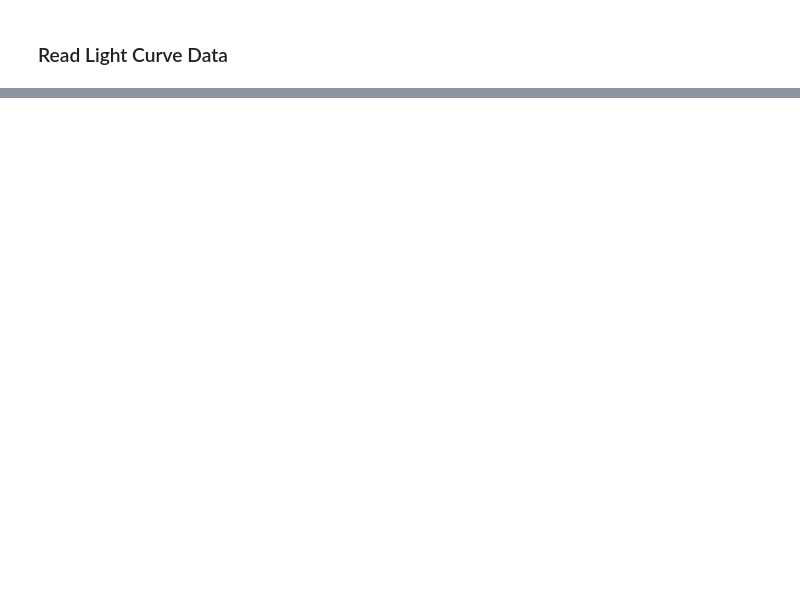
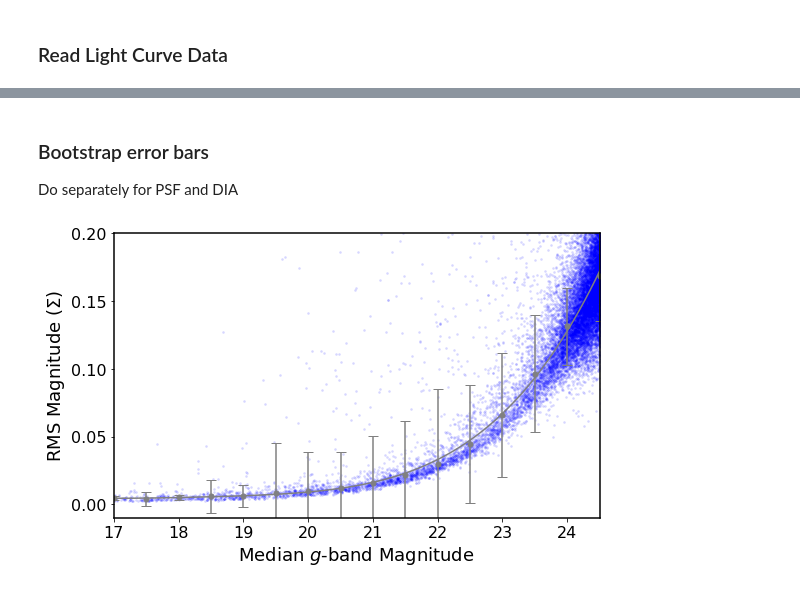
Before and after one commit to burke86/deep_field_dwarf_agn, a Jupyter notebook: selection.ipynb, the cells around one changed output, grey strips where cells are left out. Drawn from its saved outputs; the diff is of its cells as text; code cells hidden in the pictures; blank space fills up the shorter version.

```diff
--- a/selection.ipynb
+++ b/selection.ipynb
@@ -92,0 +389,41 @@ array([], dtype=int64)
+# %%
+# May be faster to add a column for PSF or DIA measurement get rid of DIA match criterea
+selected = df_lc_psf.groupby(['ra_as', 'dec_as']).apply(lambda x: select(x, plot=False, correct_err=False))
+summary = selected.to_numpy(dtype=[('mad',float),('rms',float),('med_mag',float),('dia',bool),('nepochs',float),('mle_rms',float)])
+selected = selected[np.isfinite(summary['med_mag'])] # Clean NaN
+summary = summary[np.isfinite(summary['med_mag'])] # Clean NaN
+summary_coord = selected.index.to_numpy(dtype=[('ra',float),('dec',float)])
+summary_coord = SkyCoord(summary_coord['ra'],summary_coord['dec'],unit=u.arcsec)
+del selected # Clear up some memory
+# %% [markdown]
+### Bootstrap error bars
+
+Do separately for PSF and DIA
+# %%
+resolved = (summary['dia']==False)
+
+bin_edges = np.arange(16.75,25.25,0.5)
+fig,ax = plt.subplots(1,1,figsize=(8,5), sharey=True)
+bin_std, bin_edges, binnumber = st.binned_statistic(summary['med_mag'][resolved],summary['rms'][resolved],statistic='std',bins=bin_edges)
+bin_med, bin_edges, binnumber = st.binned_statistic(summary['med_mag'][resolved],summary['rms'][resolved],statistic='median',bins=bin_edges)
+bin_width = (bin_edges[1] - bin_edges[0])
+bin_centers = bin_edges[1:] - bin_width/2
+
+# Fit fourth-order polynomial (a la Sesar et al 2007)
+x_eval = np.linspace(17,25,100)
+coefs_psf = poly.polyfit(bin_centers, bin_med, 4, w=1/bin_std)
+ffit = poly.polyval(x_eval, coefs_psf)
+
+ax.scatter(summary['med_mag'],summary['rms'],c='b', s=3, alpha=0.1)
+ax.errorbar(bin_centers,bin_med,yerr=bin_std,c='grey',fmt='.',capsize=5, ms=10)
+ax.plot(x_eval, ffit,c='grey', lw=1.5)
+
+ax.set_ylim(-0.01,0.2)
+ax.set_xlim(17,24.5)
+ax.set_ylabel(r'RMS Magnitude ($\Sigma$)', fontsize=18)
+ax.set_xlabel('Median $g$-band Magnitude', fontsize=18)
+ax.tick_params('both',labelsize=16)
+fig.tight_layout()
+fig.savefig('figures/correction.pdf', dpi=300)
+# %% [output]
+[figure, added]
```
Also changed, not shown: parts of 46 cells of this notebook, 1 other file.
